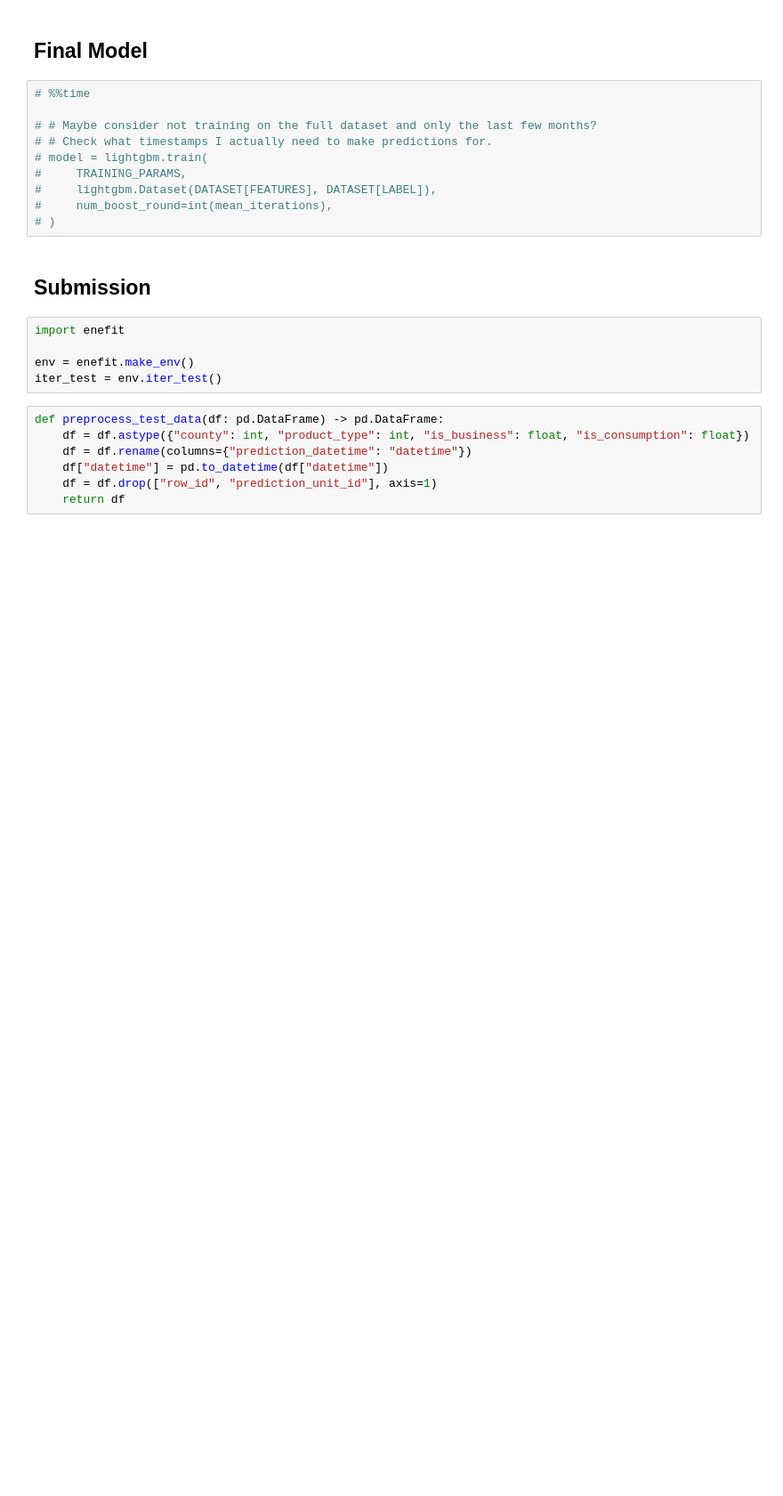
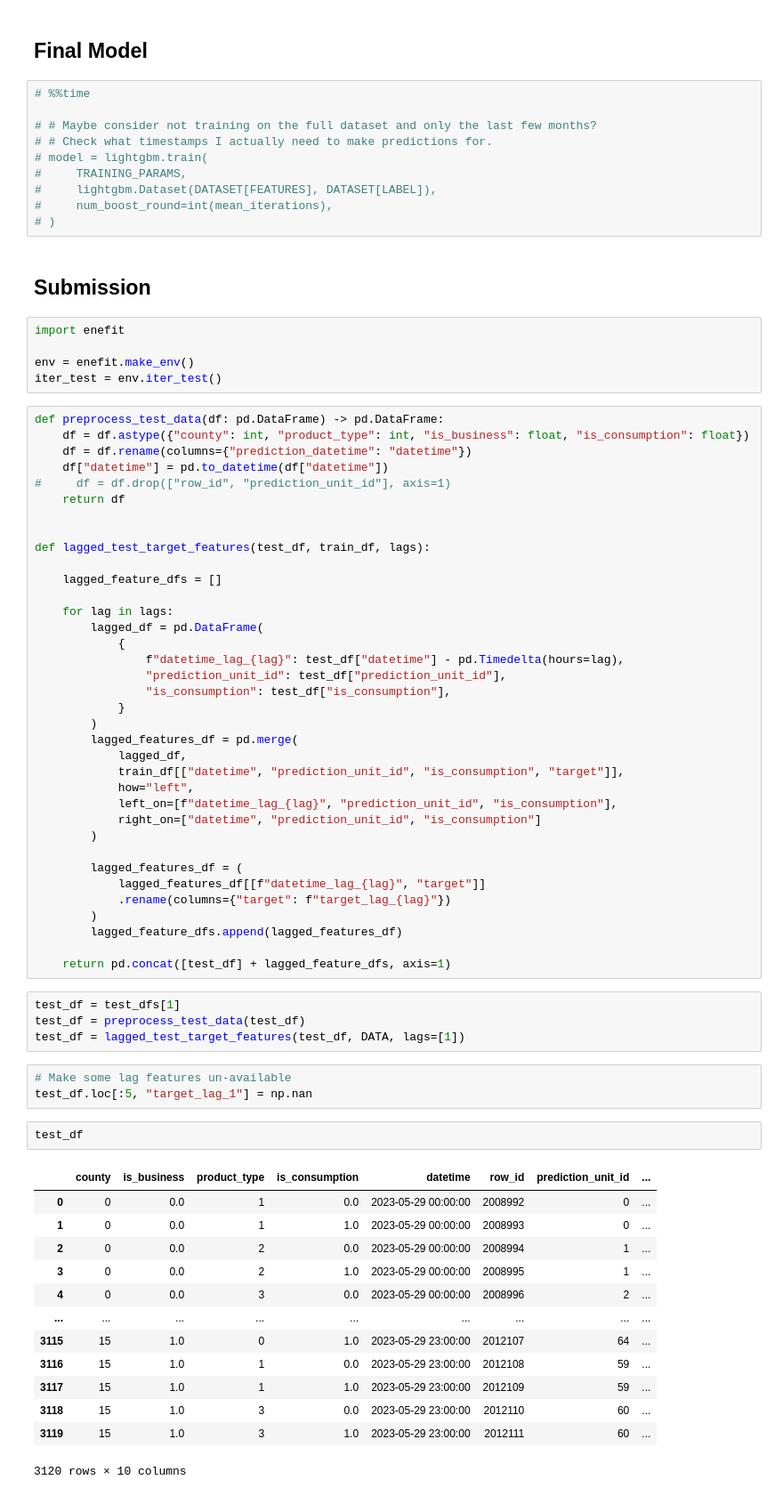
Before and after one commit to lmalms/sequence-learners, a Jupyter notebook: enefit-lightgbm.ipynb, the cells around one changed output. Shown at 89% size. Saved outputs shown, nothing was run; the diff lists cells and outputs as text; blank space fills up the shorter version.

Commit message:
WIP adding lagged features to lightgbm

```diff
--- a/enefit-lightgbm.ipynb
+++ b/enefit-lightgbm.ipynb
@@ -158,5 +189,57 @@ def preprocess_test_data(df: pd.DataFrame) -> pd.DataFrame:
     df = df.astype({"county": int, "product_type": int, "is_business": float, "is_consumption": float})
     df = df.rename(columns={"prediction_datetime": "datetime"})
     df["datetime"] = pd.to_datetime(df["datetime"])
-    df = df.drop(["row_id", "prediction_unit_id"], axis=1)
+#     df = df.drop(["row_id", "prediction_unit_id"], axis=1)
     return df
+
+
+def lagged_test_target_features(test_df, train_df, lags):
+
+    lagged_feature_dfs = []
+
+    for lag in lags:
+        lagged_df = pd.DataFrame(
+            {
+                f"datetime_lag_{lag}": test_df["datetime"] - pd.Timedelta(hours=lag),
+                "prediction_unit_id": test_df["prediction_unit_id"],
+                "is_consumption": test_df["is_consumption"],
+            }
+        )
+        lagged_features_df = pd.merge(
+            lagged_df,
+            train_df[["datetime", "prediction_unit_id", "is_consumption", "target"]],
+            how="left",
+            left_on=[f"datetime_lag_{lag}", "prediction_unit_id", "is_consumption"],
+            right_on=["datetime", "prediction_unit_id", "is_consumption"]
+        )
+
+        lagged_features_df = (
+            lagged_features_df[[f"datetime_lag_{lag}", "target"]]
+            .rename(columns={"target": f"target_lag_{lag}"})
+        )
+        lagged_feature_dfs.append(lagged_features_df)
+
+    return pd.concat([test_df] + lagged_feature_dfs, axis=1)
+# %%
+test_df = test_dfs[1]
+test_df = preprocess_test_data(test_df)
+test_df = lagged_test_target_features(test_df, DATA, lags=[1])
+# %%
+# Make some lag features un-available
+test_df.loc[:5, "target_lag_1"] = np.nan
+# %%
+test_df
+# %% [output]
+|  | county | is_business | product_type | is_consumption | datetime | row_id | prediction_unit_id | ... |
+| 0 | 0 | 0.0 | 1 | 0.0 | 2023-05-29 00:00:00 | 2008992 | 0 | ... |
+| 1 | 0 | 0.0 | 1 | 1.0 | 2023-05-29 00:00:00 | 2008993 | 0 | ... |
+| 2 | 0 | 0.0 | 2 | 0.0 | 2023-05-29 00:00:00 | 2008994 | 1 | ... |
+| 3 | 0 | 0.0 | 2 | 1.0 | 2023-05-29 00:00:00 | 2008995 | 1 | ... |
+| 4 | 0 | 0.0 | 3 | 0.0 | 2023-05-29 00:00:00 | 2008996 | 2 | ... |
+| ... | ... | ... | ... | ... | ... | ... | ... | ... |
+| 3115 | 15 | 1.0 | 0 | 1.0 | 2023-05-29 23:00:00 | 2012107 | 64 | ... |
+| 3116 | 15 | 1.0 | 1 | 0.0 | 2023-05-29 23:00:00 | 2012108 | 59 | ... |
+| 3117 | 15 | 1.0 | 1 | 1.0 | 2023-05-29 23:00:00 | 2012109 | 59 | ... |
+| 3118 | 15 | 1.0 | 3 | 0.0 | 2023-05-29 23:00:00 | 2012110 | 60 | ... |
+| 3119 | 15 | 1.0 | 3 | 1.0 | 2023-05-29 23:00:00 | 2012111 | 60 | ... |
+3120 rows × 10 columns
```
Also changed, not shown: parts of 14 cells of this notebook.
